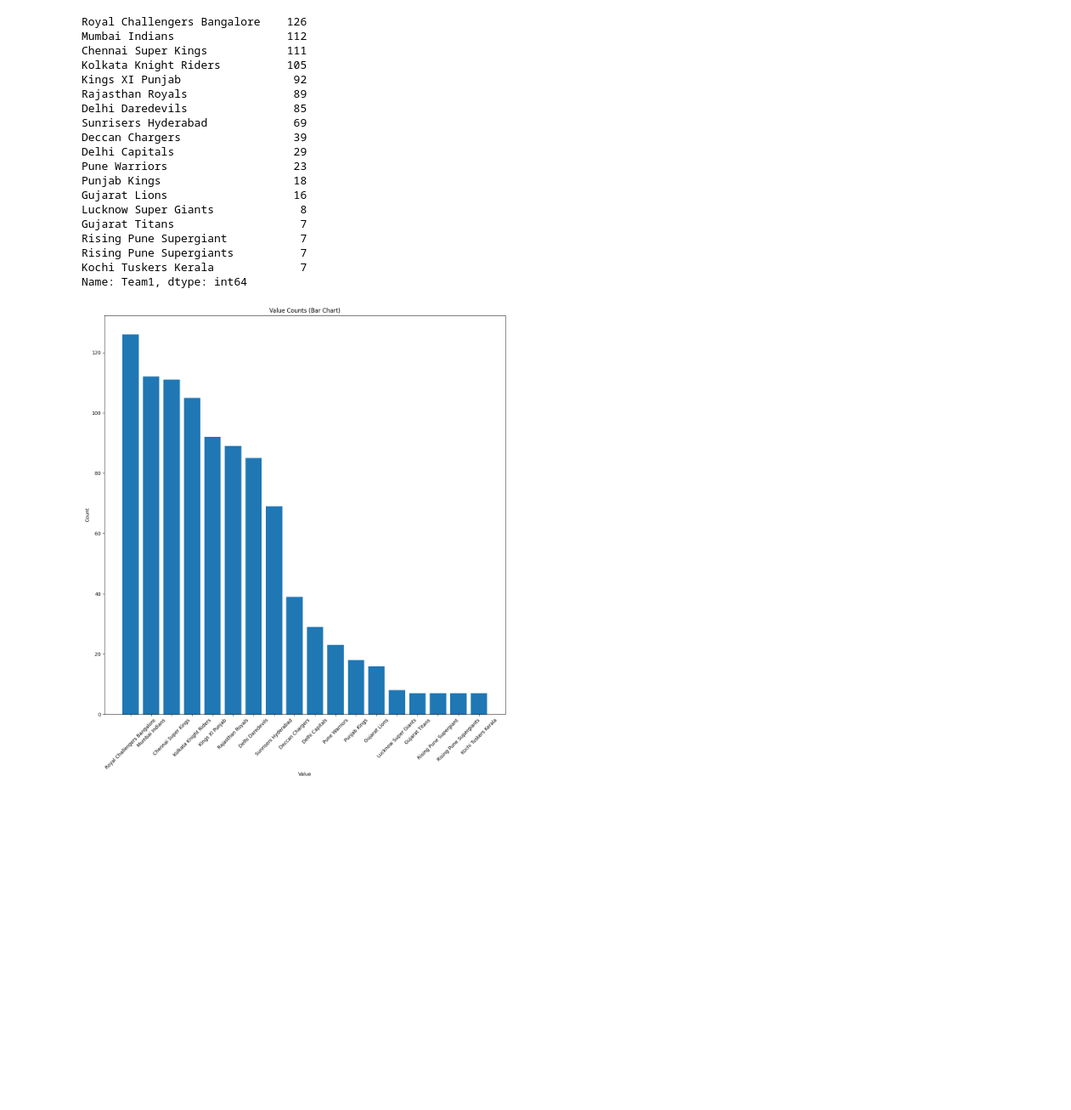
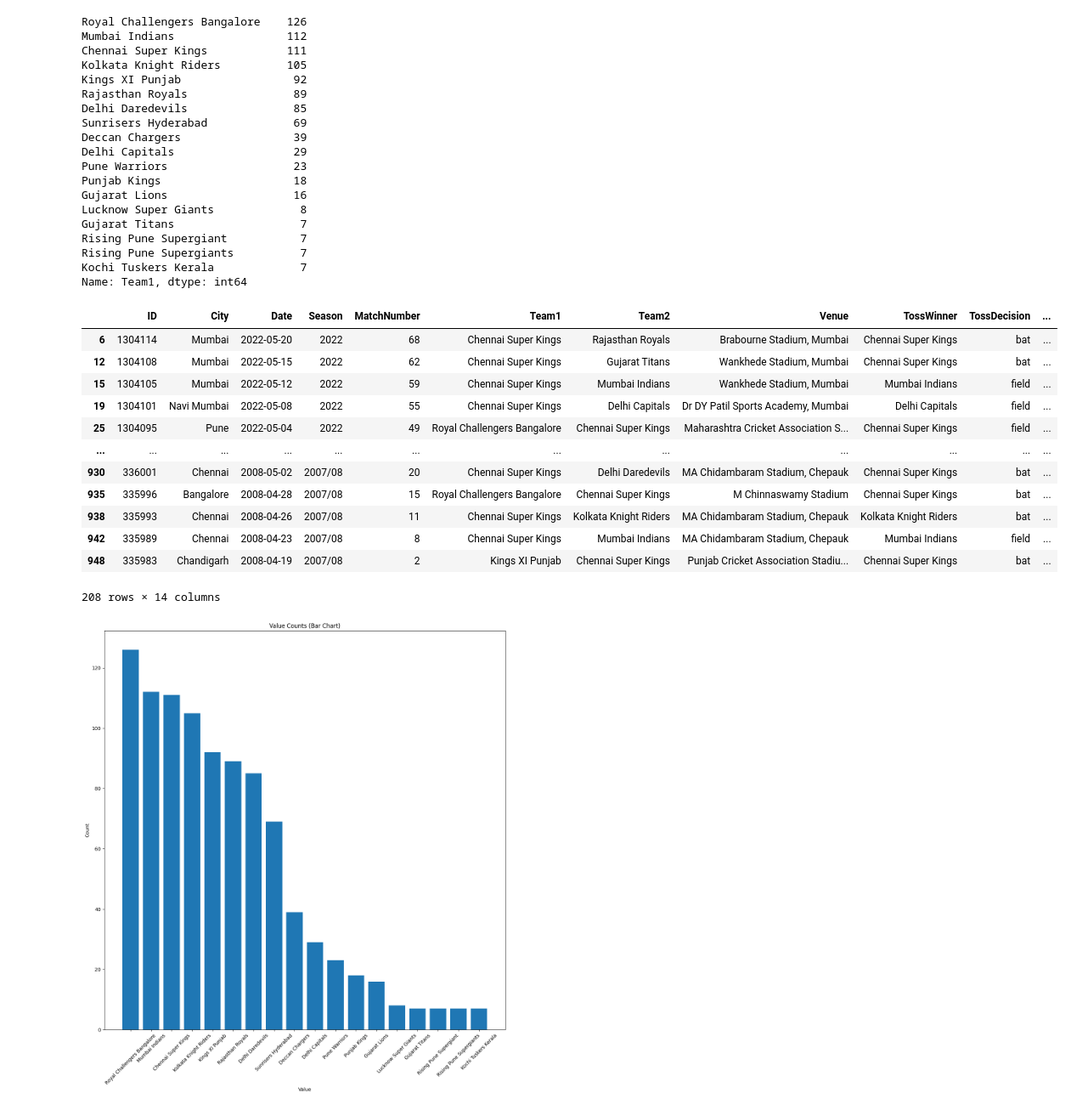
Before and after one commit to iamabhaytiwari343/IPL, a Jupyter notebook: preprocessing.ipynb, the cells around one changed output. Shown at 85% size. Saved outputs shown, nothing was run; the diff lists cells and outputs as text; code cells hidden in the pictures; blank space fills up the shorter version.

Commit message:
Data Analysis

```diff
--- a/preprocessing.ipynb
+++ b/preprocessing.ipynb
@@ -180,6 +180,27 @@ Rising Pune Supergiant           7
 Rising Pune Supergiants          7
 Kochi Tuskers Kerala             7
 Name: Team1, dtype: int64
+# %%
+# Replace "Your Team" with the desired team name
+team_name = "Chennai Super Kings"
+team_data = df[(df['Team1'] == team_name) |
+                 (df['Team2'] == team_name)]
+# %%
+team_data
+# %% [output]
+|  | ID | City | Date | Season | MatchNumber | Team1 | Team2 | Venue | TossWinner | TossDecision | ... |
+| 6 | 1304114 | Mumbai | 2022-05-20 | 2022 | 68 | Chennai Super Kings | Rajasthan Royals | Brabourne Stadium, Mumbai | Chennai Super Kings | bat | ... |
+| 12 | 1304108 | Mumbai | 2022-05-15 | 2022 | 62 | Chennai Super Kings | Gujarat Titans | Wankhede Stadium, Mumbai | Chennai Super Kings | bat | ... |
+| 15 | 1304105 | Mumbai | 2022-05-12 | 2022 | 59 | Chennai Super Kings | Mumbai Indians | Wankhede Stadium, Mumbai | Mumbai Indians | field | ... |
+| 19 | 1304101 | Navi Mumbai | 2022-05-08 | 2022 | 55 | Chennai Super Kings | Delhi Capitals | Dr DY Patil Sports Academy, Mumbai | Delhi Capitals | field | ... |
+| 25 | 1304095 | Pune | 2022-05-04 | 2022 | 49 | Royal Challengers Bangalore | Chennai Super Kings | Maharashtra Cricket Association S... | Chennai Super Kings | field | ... |
+| ... | ... | ... | ... | ... | ... | ... | ... | ... | ... | ... | ... |
+| 930 | 336001 | Chennai | 2008-05-02 | 2007/08 | 20 | Chennai Super Kings | Delhi Daredevils | MA Chidambaram Stadium, Chepauk | Chennai Super Kings | bat | ... |
+| 935 | 335996 | Bangalore | 2008-04-28 | 2007/08 | 15 | Royal Challengers Bangalore | Chennai Super Kings | M Chinnaswamy Stadium | Chennai Super Kings | bat | ... |
+| 938 | 335993 | Chennai | 2008-04-26 | 2007/08 | 11 | Chennai Super Kings | Kolkata Knight Riders | MA Chidambaram Stadium, Chepauk | Kolkata Knight Riders | bat | ... |
+| 942 | 335989 | Chennai | 2008-04-23 | 2007/08 | 8 | Chennai Super Kings | Mumbai Indians | MA Chidambaram Stadium, Chepauk | Mumbai Indians | field | ... |
+| 948 | 335983 | Chandigarh | 2008-04-19 | 2007/08 | 2 | Kings XI Punjab | Chennai Super Kings | Punjab Cricket Association Stadiu... | Chennai Super Kings | bat | ... |
+208 rows × 14 columns
 # %%
 # Create a bar chart
 plt.figure(figsize=(15, 15))
```
